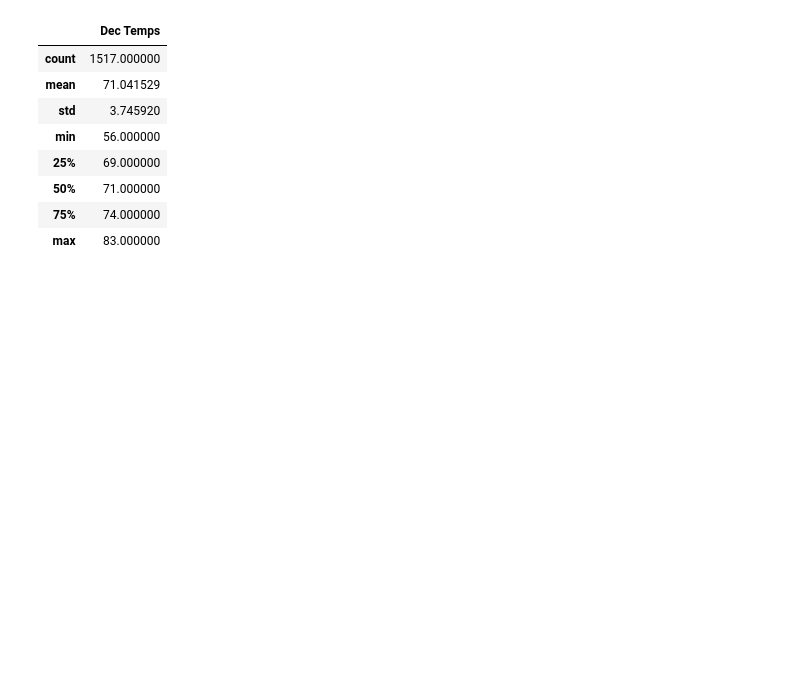
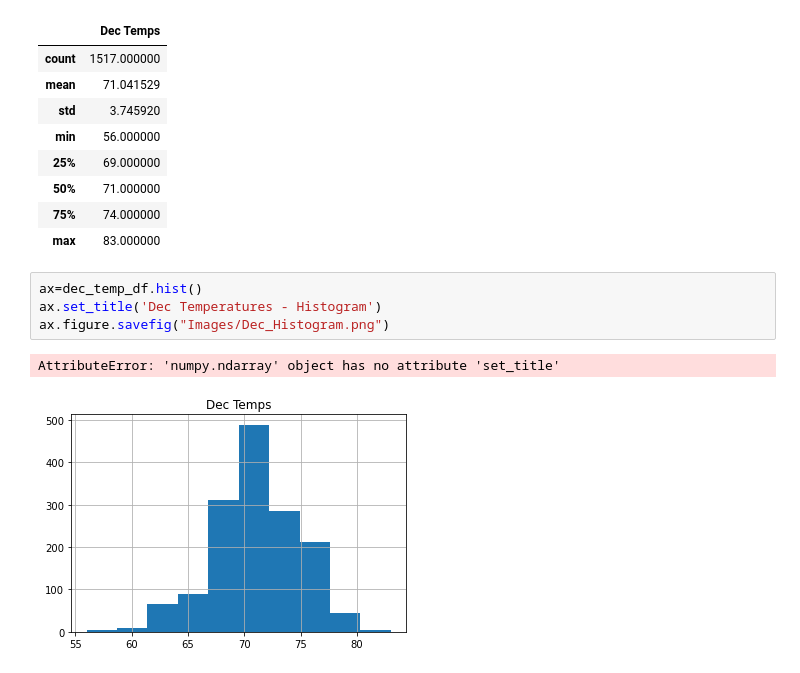
Before and after one commit to asyed9394/UofTSCS_DA_BC_2020_21_surfs_up, a Jupyter notebook: SurfsUp_Challenge.ipynb, the cells around one changed output. Saved outputs shown, nothing was run; the diff lists cells and outputs as text; blank space fills up the shorter version.

```diff
--- a/SurfsUp_Challenge.ipynb
+++ b/SurfsUp_Challenge.ipynb
@@ -158,3 +144,10 @@ dec_temp_df.describe()
 | 50% | 71.000000 |
 | 75% | 74.000000 |
 | max | 83.000000 |
+# %%
+ax=dec_temp_df.hist()
+ax.set_title('Dec Temperatures - Histogram')
+ax.figure.savefig("Images/Dec_Histogram.png")
+# %% [output]
+AttributeError: 'numpy.ndarray' object has no attribute 'set_title'
+[figure, added]
```
Also changed, not shown: parts of 4 cells of this notebook, 3 other files.
